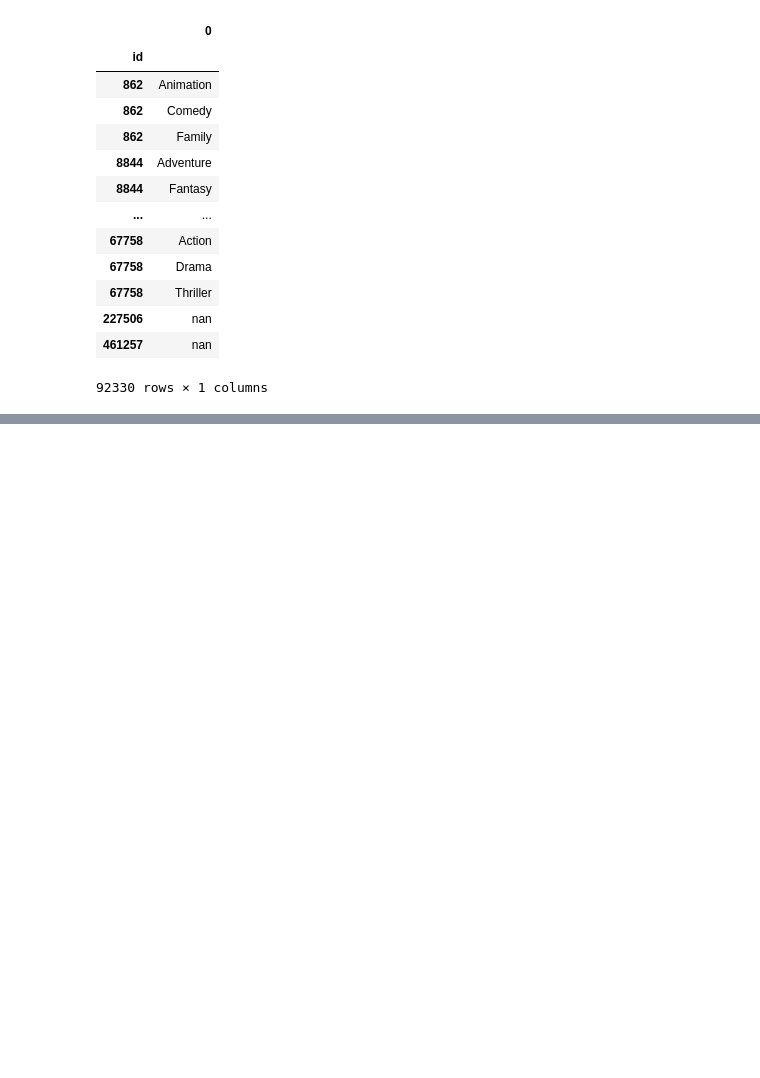
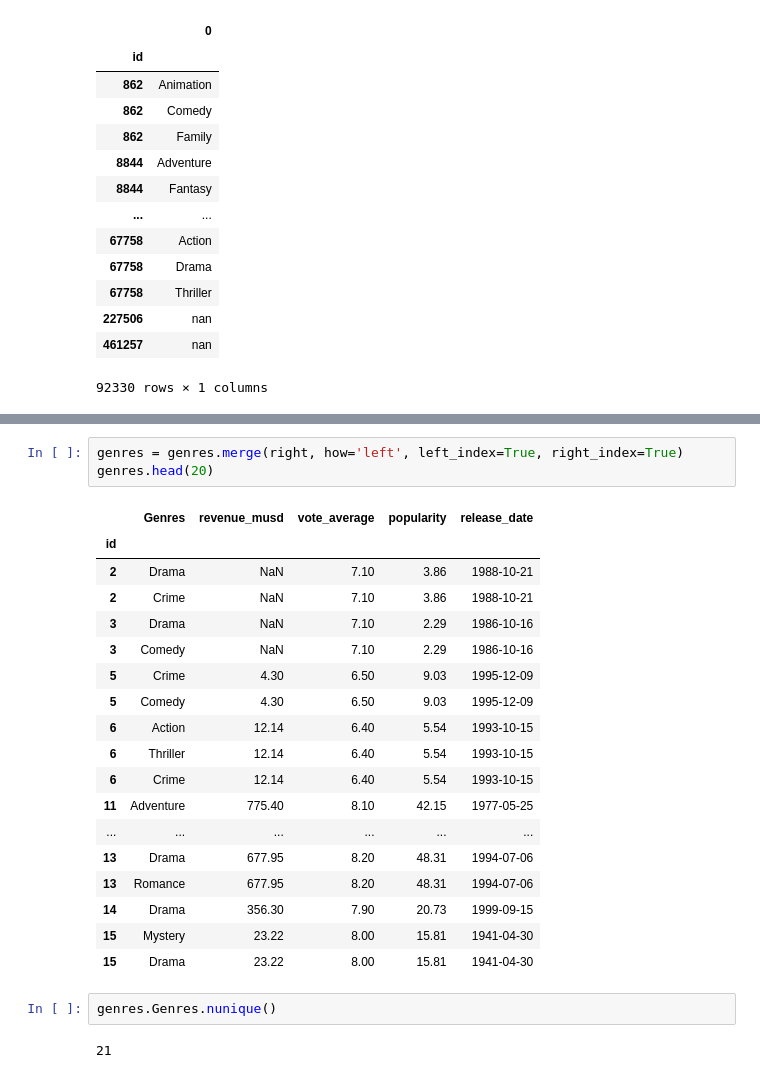
Before and after one commit to RochaErik/DS-MoviesProject, a Jupyter notebook: DS-MoviesProject.ipynb, the cells around one changed output, grey strips where cells are left out. Saved outputs shown, nothing was run; the diff lists cells and outputs as text; blank space fills up the shorter version.

```diff
--- a/DS-MoviesProject.ipynb
+++ b/DS-MoviesProject.ipynb
@@ -1392,0 +1428,26 @@ To be continue...
+# %%
+genres = genres.merge(right, how='left', left_index=True, right_index=True)
+genres.head(20)
+# %% [output]
+|  | Genres | revenue_musd | vote_average | popularity | release_date |
+| id |  |  |  |  |  |
+| 2 | Drama | NaN | 7.10 | 3.86 | 1988-10-21 |
+| 2 | Crime | NaN | 7.10 | 3.86 | 1988-10-21 |
+| 3 | Drama | NaN | 7.10 | 2.29 | 1986-10-16 |
+| 3 | Comedy | NaN | 7.10 | 2.29 | 1986-10-16 |
+| 5 | Crime | 4.30 | 6.50 | 9.03 | 1995-12-09 |
+| 5 | Comedy | 4.30 | 6.50 | 9.03 | 1995-12-09 |
+| 6 | Action | 12.14 | 6.40 | 5.54 | 1993-10-15 |
+| 6 | Thriller | 12.14 | 6.40 | 5.54 | 1993-10-15 |
+| 6 | Crime | 12.14 | 6.40 | 5.54 | 1993-10-15 |
+| 11 | Adventure | 775.40 | 8.10 | 42.15 | 1977-05-25 |
+| ... | ... | ... | ... | ... | ... |
+| 13 | Drama | 677.95 | 8.20 | 48.31 | 1994-07-06 |
+| 13 | Romance | 677.95 | 8.20 | 48.31 | 1994-07-06 |
+| 14 | Drama | 356.30 | 7.90 | 20.73 | 1999-09-15 |
+| 15 | Mystery | 23.22 | 8.00 | 15.81 | 1941-04-30 |
+| 15 | Drama | 23.22 | 8.00 | 15.81 | 1941-04-30 |
+# %%
+genres.Genres.nunique()
+# %% [output]
+21
```
Also changed, not shown: parts of 20 cells of this notebook.
